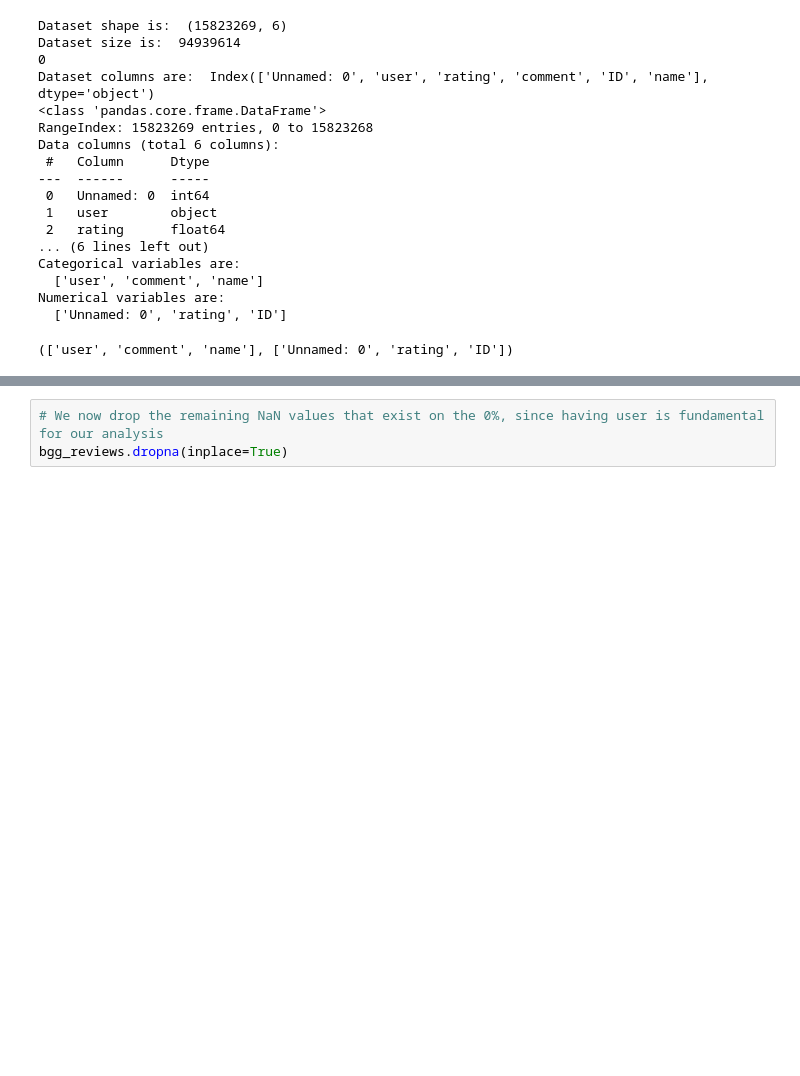
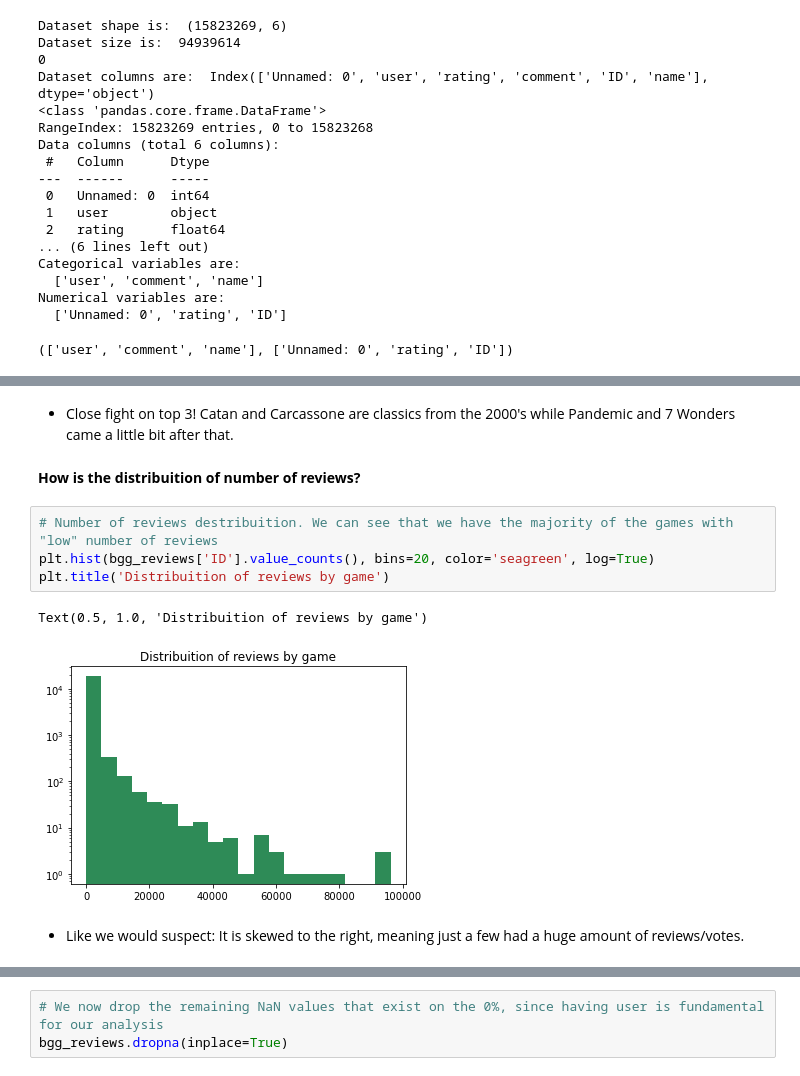
Before and after one commit to marcosvppfernandes/recommender_system, a Jupyter notebook: notebooks/First_MVP.ipynb, the cells around one changed output, grey strips where cells are left out. Saved outputs shown, nothing was run; the diff lists cells and outputs as text; blank space fills up the shorter version.

```diff
--- a/notebooks/First_MVP.ipynb
+++ b/notebooks/First_MVP.ipynb
@@ -113,0 +217,13 @@ King of Tokyo = 70323, great game by the way. Coolest dice I have ever seen.
+# %% [markdown]
+- Close fight on top 3! Catan and Carcassone are classics from the 2000's while Pandemic and 7 Wonders came a little bit after that.
+# %% [markdown]
+**How is the distribuition of number of reviews?**
+# %%
+# Number of reviews destribuition. We can see that we have the majority of the games with "low" number of reviews
+plt.hist(bgg_reviews['ID'].value_counts(), bins=20, color='seagreen', log=True)
+plt.title('Distribuition of reviews by game')
+# %% [output]
+Text(0.5, 1.0, 'Distribuition of reviews by game')
+[figure, added]
+# %% [markdown]
+- Like we would suspect: It is skewed to the right, meaning just a few had a huge amount of reviews/votes.
```
Also changed, not shown: parts of 89 cells of this notebook.
